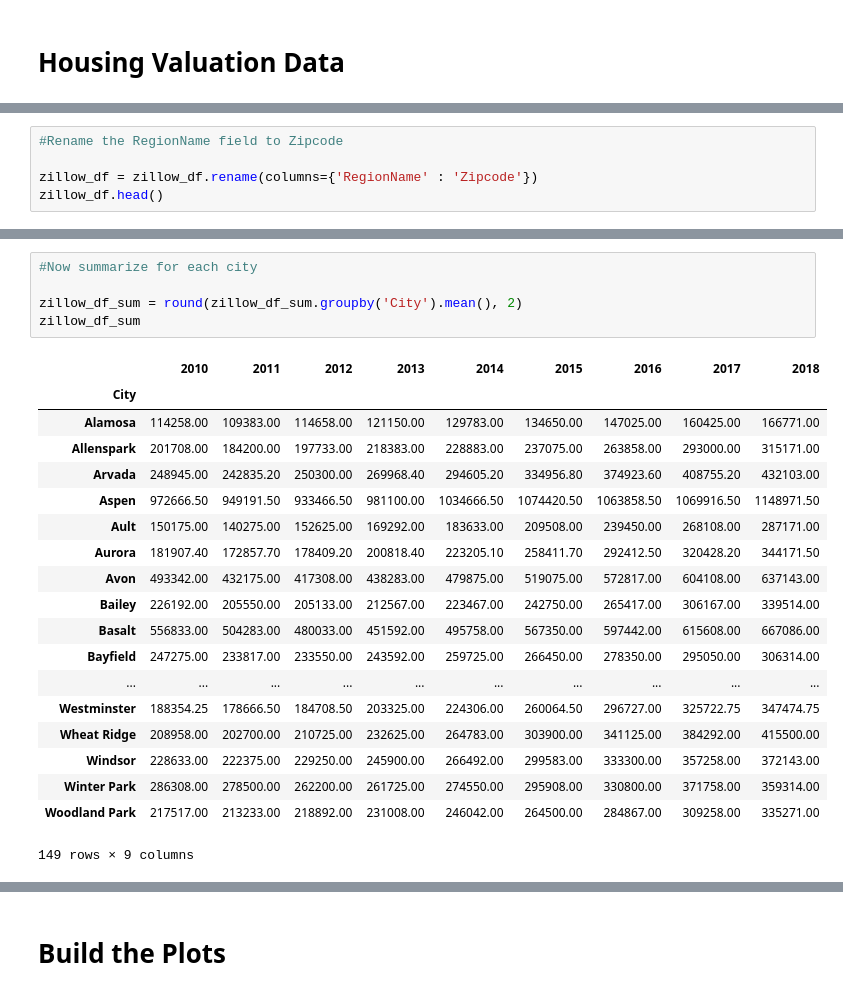
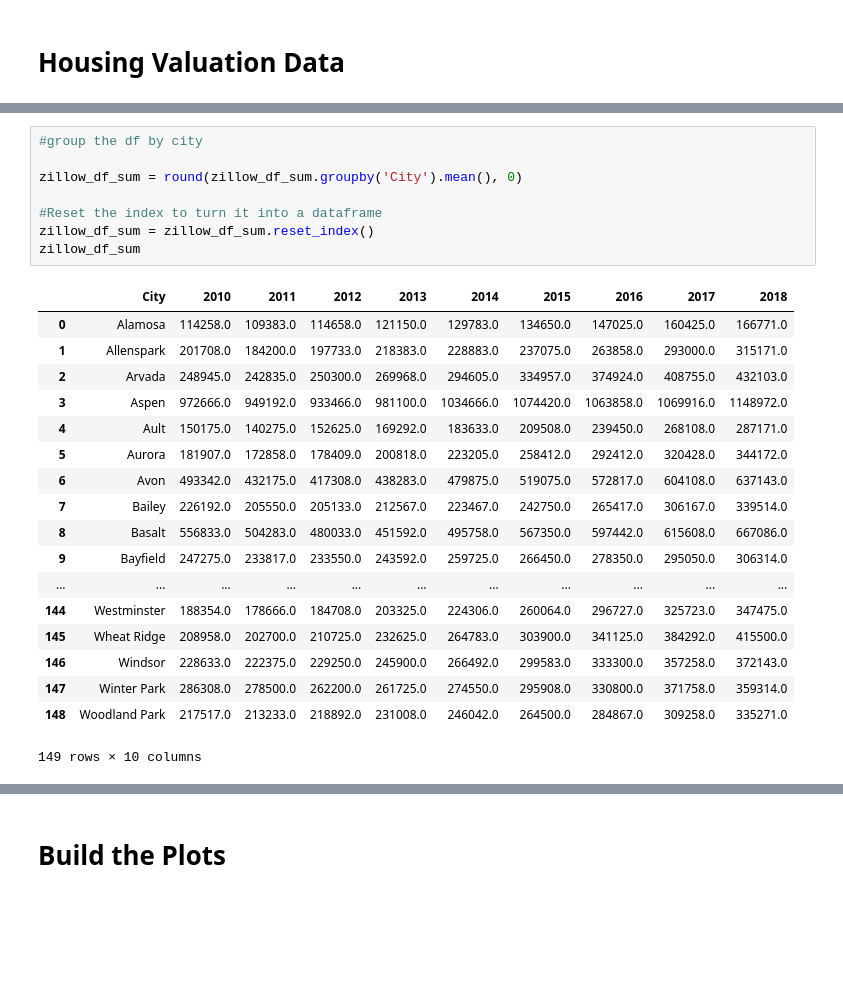
Before and after one commit to joshshigaki/Team-5, a Jupyter notebook: housing_valuation.ipynb, the cells around one changed output, grey strips where cells are left out. Drawn from its saved outputs; the diff is of its cells as text; blank space fills up the shorter version.

```diff
--- a/housing_valuation.ipynb
+++ b/housing_valuation.ipynb
@@ -130,5 +80,0 @@ zillow_df.head()
-# %%
-#Rename the RegionName field to Zipcode
-
-zillow_df = zillow_df.rename(columns={'RegionName' : 'Zipcode'})
-zillow_df.head()
@@ -180,25 +114,27 @@ zillow_df_sum.head()
 # %%
-#Now summarize for each city
+#group the df by city
 
-zillow_df_sum = round(zillow_df_sum.groupby('City').mean(), 2)
+zillow_df_sum = round(zillow_df_sum.groupby('City').mean(), 0)
+
+#Reset the index to turn it into a dataframe
+zillow_df_sum = zillow_df_sum.reset_index()
 zillow_df_sum
 # %% [output]
-|  | 2010 | 2011 | 2012 | 2013 | 2014 | 2015 | 2016 | 2017 | 2018 |
-| City |  |  |  |  |  |  |  |  |  |
-| Alamosa | 114258.00 | 109383.00 | 114658.00 | 121150.00 | 129783.00 | 134650.00 | 147025.00 | 160425.00 | 166771.00 |
-| Allenspark | 201708.00 | 184200.00 | 197733.00 | 218383.00 | 228883.00 | 237075.00 | 263858.00 | 293000.00 | 315171.00 |
-| Arvada | 248945.00 | 242835.20 | 250300.00 | 269968.40 | 294605.20 | 334956.80 | 374923.60 | 408755.20 | 432103.00 |
-| Aspen | 972666.50 | 949191.50 | 933466.50 | 981100.00 | 1034666.50 | 1074420.50 | 1063858.50 | 1069916.50 | 1148971.50 |
-| Ault | 150175.00 | 140275.00 | 152625.00 | 169292.00 | 183633.00 | 209508.00 | 239450.00 | 268108.00 | 287171.00 |
-| Aurora | 181907.40 | 172857.70 | 178409.20 | 200818.40 | 223205.10 | 258411.70 | 292412.50 | 320428.20 | 344171.50 |
-| Avon | 493342.00 | 432175.00 | 417308.00 | 438283.00 | 479875.00 | 519075.00 | 572817.00 | 604108.00 | 637143.00 |
-| Bailey | 226192.00 | 205550.00 | 205133.00 | 212567.00 | 223467.00 | 242750.00 | 265417.00 | 306167.00 | 339514.00 |
-| Basalt | 556833.00 | 504283.00 | 480033.00 | 451592.00 | 495758.00 | 567350.00 | 597442.00 | 615608.00 | 667086.00 |
-| Bayfield | 247275.00 | 233817.00 | 233550.00 | 243592.00 | 259725.00 | 266450.00 | 278350.00 | 295050.00 | 306314.00 |
-| ... | ... | ... | ... | ... | ... | ... | ... | ... | ... |
-| Westminster | 188354.25 | 178666.50 | 184708.50 | 203325.00 | 224306.00 | 260064.50 | 296727.00 | 325722.75 | 347474.75 |
-| Wheat Ridge | 208958.00 | 202700.00 | 210725.00 | 232625.00 | 264783.00 | 303900.00 | 341125.00 | 384292.00 | 415500.00 |
-| Windsor | 228633.00 | 222375.00 | 229250.00 | 245900.00 | 266492.00 | 299583.00 | 333300.00 | 357258.00 | 372143.00 |
-| Winter Park | 286308.00 | 278500.00 | 262200.00 | 261725.00 | 274550.00 | 295908.00 | 330800.00 | 371758.00 | 359314.00 |
-| Woodland Park | 217517.00 | 213233.00 | 218892.00 | 231008.00 | 246042.00 | 264500.00 | 284867.00 | 309258.00 | 335271.00 |
+|  | City | 2010 | 2011 | 2012 | 2013 | 2014 | 2015 | 2016 | 2017 | 2018 |
+| 0 | Alamosa | 114258.0 | 109383.0 | 114658.0 | 121150.0 | 129783.0 | 134650.0 | 147025.0 | 160425.0 | 166771.0 |
+| 1 | Allenspark | 201708.0 | 184200.0 | 197733.0 | 218383.0 | 228883.0 | 237075.0 | 263858.0 | 293000.0 | 315171.0 |
+| 2 | Arvada | 248945.0 | 242835.0 | 250300.0 | 269968.0 | 294605.0 | 334957.0 | 374924.0 | 408755.0 | 432103.0 |
+| 3 | Aspen | 972666.0 | 949192.0 | 933466.0 | 981100.0 | 1034666.0 | 1074420.0 | 1063858.0 | 1069916.0 | 1148972.0 |
+| 4 | Ault | 150175.0 | 140275.0 | 152625.0 | 169292.0 | 183633.0 | 209508.0 | 239450.0 | 268108.0 | 287171.0 |
+| 5 | Aurora | 181907.0 | 172858.0 | 178409.0 | 200818.0 | 223205.0 | 258412.0 | 292412.0 | 320428.0 | 344172.0 |
+| 6 | Avon | 493342.0 | 432175.0 | 417308.0 | 438283.0 | 479875.0 | 519075.0 | 572817.0 | 604108.0 | 637143.0 |
+| 7 | Bailey | 226192.0 | 205550.0 | 205133.0 | 212567.0 | 223467.0 | 242750.0 | 265417.0 | 306167.0 | 339514.0 |
+| 8 | Basalt | 556833.0 | 504283.0 | 480033.0 | 451592.0 | 495758.0 | 567350.0 | 597442.0 | 615608.0 | 667086.0 |
+| 9 | Bayfield | 247275.0 | 233817.0 | 233550.0 | 243592.0 | 259725.0 | 266450.0 | 278350.0 | 295050.0 | 306314.0 |
+| ... | ... | ... | ... | ... | ... | ... | ... | ... | ... | ... |
+| 144 | Westminster | 188354.0 | 178666.0 | 184708.0 | 203325.0 | 224306.0 | 260064.0 | 296727.0 | 325723.0 | 347475.0 |
+| 145 | Wheat Ridge | 208958.0 | 202700.0 | 210725.0 | 232625.0 | 264783.0 | 303900.0 | 341125.0 | 384292.0 | 415500.0 |
+| 146 | Windsor | 228633.0 | 222375.0 | 229250.0 | 245900.0 | 266492.0 | 299583.0 | 333300.0 | 357258.0 | 372143.0 |
+| 147 | Winter Park | 286308.0 | 278500.0 | 262200.0 | 261725.0 | 274550.0 | 295908.0 | 330800.0 | 371758.0 | 359314.0 |
+| 148 | Woodland Park | 217517.0 | 213233.0 | 218892.0 | 231008.0 | 246042.0 | 264500.0 | 284867.0 | 309258.0 | 335271.0 |
-149 rows × 9 columns
+149 rows × 10 columns
```
Also changed, not shown: parts of 21 cells of this notebook, 3 other files.
